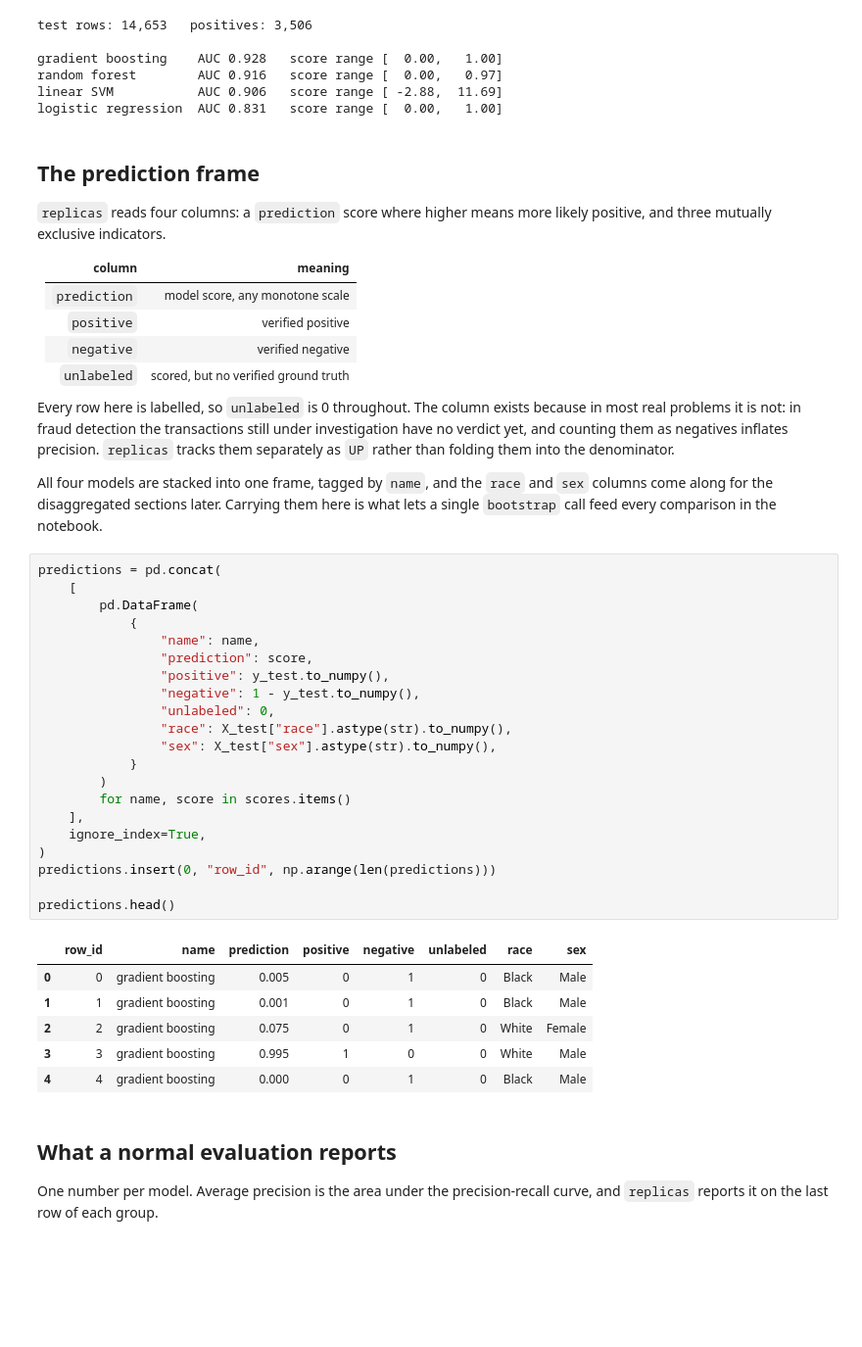
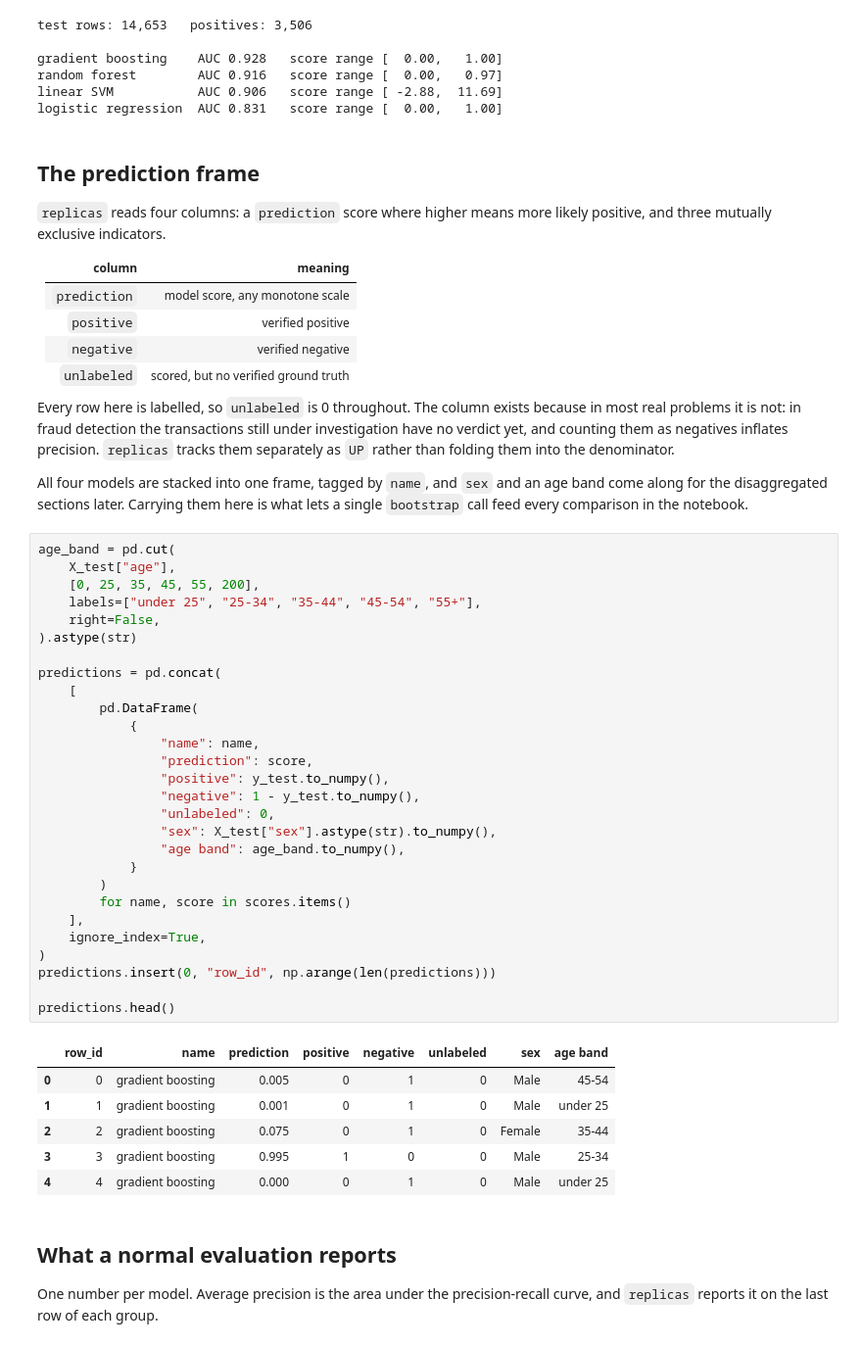
Before and after one commit to hamed/replicas, a Jupyter notebook: examples/census_income.ipynb, the cells around one changed output. Shown at 98% size. Drawn from its saved outputs; the diff is of its cells as text; blank space fills up the shorter version.

```diff
--- a/examples/census_income.ipynb
+++ b/examples/census_income.ipynb
@@ -164,38 +162,45 @@ still under investigation have no verdict yet, and counting them as negatives
 inflates precision. `replicas` tracks them separately as `UP` rather than
 folding them into the denominator.
 
-All four models are stacked into one frame, tagged by `name`, and the `race`
-and `sex` columns come along for the disaggregated sections later. Carrying
-them here is what lets a single `bootstrap` call feed every comparison in the
+All four models are stacked into one frame, tagged by `name`, and `sex` and an
+age band come along for the disaggregated sections later. Carrying them here is
+what lets a single `bootstrap` call feed every comparison in the
 notebook.
 # %%
+age_band = pd.cut(
+    X_test["age"],
+    [0, 25, 35, 45, 55, 200],
+    labels=["under 25", "25-34", "35-44", "45-54", "55+"],
+    right=False,
+).astype(str)
+
 predictions = pd.concat(
     [
         pd.DataFrame(
             {
                 "name": name,
                 "prediction": score,
                 "positive": y_test.to_numpy(),
                 "negative": 1 - y_test.to_numpy(),
                 "unlabeled": 0,
-                "race": X_test["race"].astype(str).to_numpy(),
                 "sex": X_test["sex"].astype(str).to_numpy(),
+                "age band": age_band.to_numpy(),
             }
         )
         for name, score in scores.items()
     ],
     ignore_index=True,
 )
 predictions.insert(0, "row_id", np.arange(len(predictions)))
 
 predictions.head()
 # %% [output]
-|  | row_id | name | prediction | positive | negative | unlabeled | race | sex |
-| 0 | 0 | gradient boosting | 0.005 | 0 | 1 | 0 | Black | Male |
-| 1 | 1 | gradient boosting | 0.001 | 0 | 1 | 0 | Black | Male |
-| 2 | 2 | gradient boosting | 0.075 | 0 | 1 | 0 | White | Female |
-| 3 | 3 | gradient boosting | 0.995 | 1 | 0 | 0 | White | Male |
-| 4 | 4 | gradient boosting | 0.000 | 0 | 1 | 0 | Black | Male |
+|  | row_id | name | prediction | positive | negative | unlabeled | sex | age band |
+| 0 | 0 | gradient boosting | 0.005 | 0 | 1 | 0 | Male | 45-54 |
+| 1 | 1 | gradient boosting | 0.001 | 0 | 1 | 0 | Male | under 25 |
+| 2 | 2 | gradient boosting | 0.075 | 0 | 1 | 0 | Female | 35-44 |
+| 3 | 3 | gradient boosting | 0.995 | 1 | 0 | 0 | Male | 25-34 |
+| 4 | 4 | gradient boosting | 0.000 | 0 | 1 | 0 | Male | under 25 |
 # %% [markdown]
 ## What a normal evaluation reports
 
```
Also changed, not shown: parts of 11 cells of this notebook, 1 other file.
